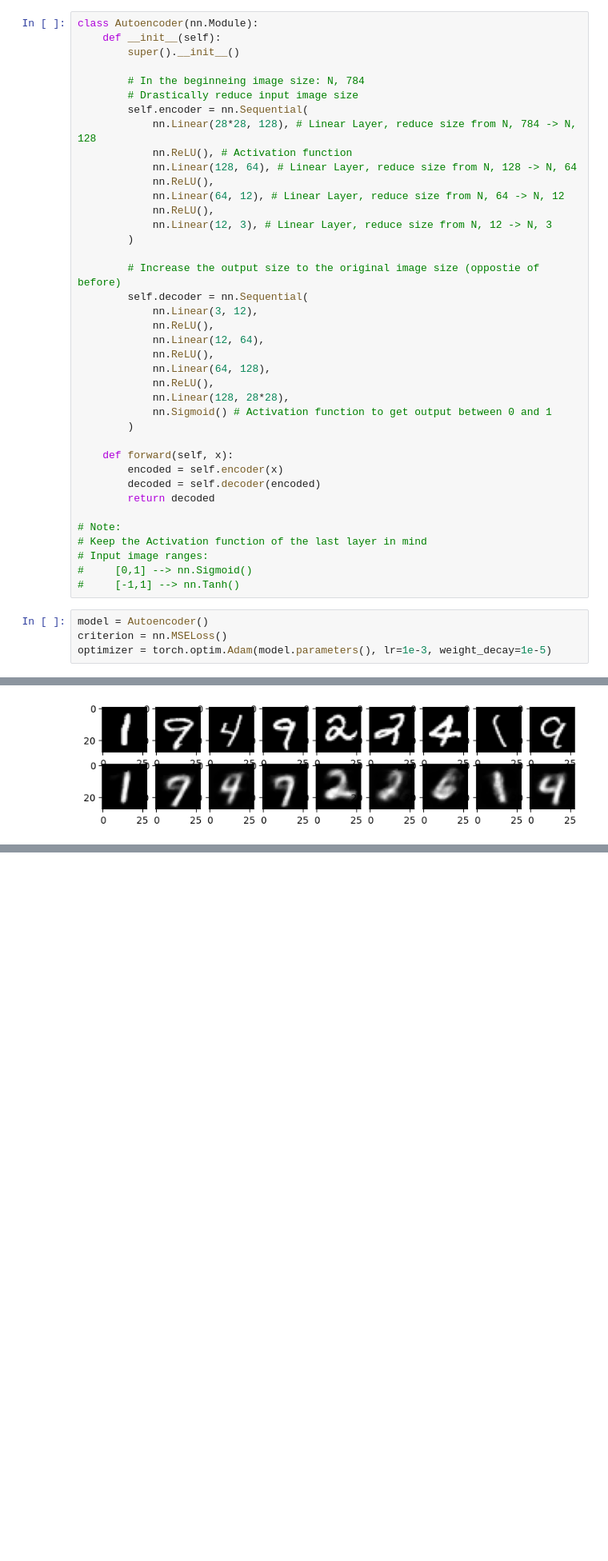
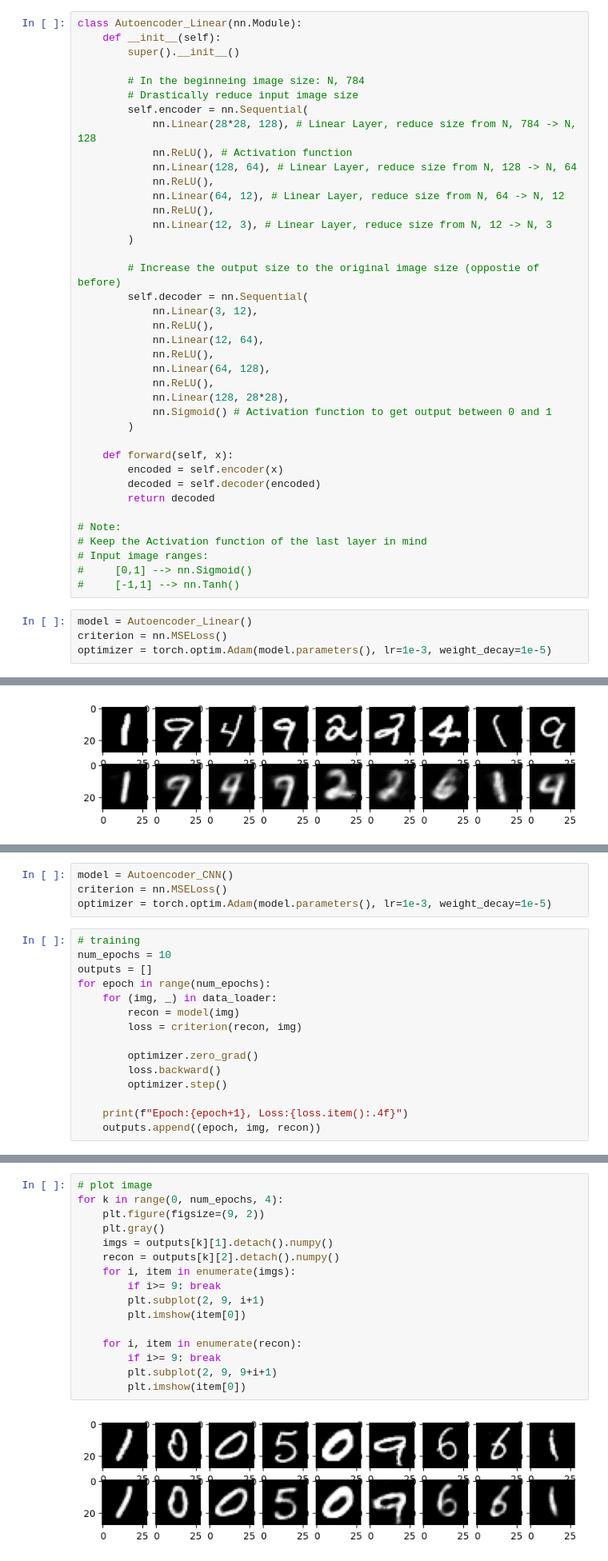
Before and after one commit to KhopSun/DatingApp_Autoencoder, a Jupyter notebook: AutoencoderPyTorch.ipynb, the cells around one changed output, grey strips where cells are left out. Shown at 80% size. Saved outputs shown, nothing was run; the diff lists cells and outputs as text; blank space fills up the shorter version.

Commit message:
CNN Autoencoder

```diff
--- a/AutoencoderPyTorch.ipynb
+++ b/AutoencoderPyTorch.ipynb
@@ -48,7 +48,7 @@ tensor(0.) tensor(1.)
 # %% [markdown]
 ### Simple Autoencoder
 # %%
-class Autoencoder(nn.Module):
+class Autoencoder_Linear(nn.Module):
     def __init__(self):
         super().__init__()
 
@@ -87,7 +87,7 @@ class Autoencoder(nn.Module):
 #     [0,1] --> nn.Sigmoid()
 #     [-1,1] --> nn.Tanh()
 # %%
-model = Autoencoder()
+model = Autoencoder_Linear()
 criterion = nn.MSELoss()
 optimizer = torch.optim.Adam(model.parameters(), lr=1e-3, weight_decay=1e-5)
 # %%
@@ -141,0 +178,19 @@ for k in range(0, num_epochs, 4):
+# %%
+model = Autoencoder_CNN()
+criterion = nn.MSELoss()
+optimizer = torch.optim.Adam(model.parameters(), lr=1e-3, weight_decay=1e-5)
+# %%
+# training
+num_epochs = 10
+outputs = []
+for epoch in range(num_epochs):
+    for (img, _) in data_loader:
+        recon = model(img)
+        loss = criterion(recon, img)
+
+        optimizer.zero_grad()
+        loss.backward()
+        optimizer.step()
+
+    print(f"Epoch:{epoch+1}, Loss:{loss.item():.4f}")
+    outputs.append((epoch, img, recon))
@@ -141,0 +208,18 @@ for k in range(0, num_epochs, 4):
+# %%
+# plot image
+for k in range(0, num_epochs, 4):
+    plt.figure(figsize=(9, 2))
+    plt.gray()
+    imgs = outputs[k][1].detach().numpy()
+    recon = outputs[k][2].detach().numpy()
+    for i, item in enumerate(imgs):
+        if i>= 9: break
+        plt.subplot(2, 9, i+1)
+        plt.imshow(item[0])
+
+    for i, item in enumerate(recon):
+        if i>= 9: break
+        plt.subplot(2, 9, 9+i+1)
+        plt.imshow(item[0])
+# %% [output]
+[figure, added]
```
Also changed, not shown: parts of 4 cells of this notebook.
